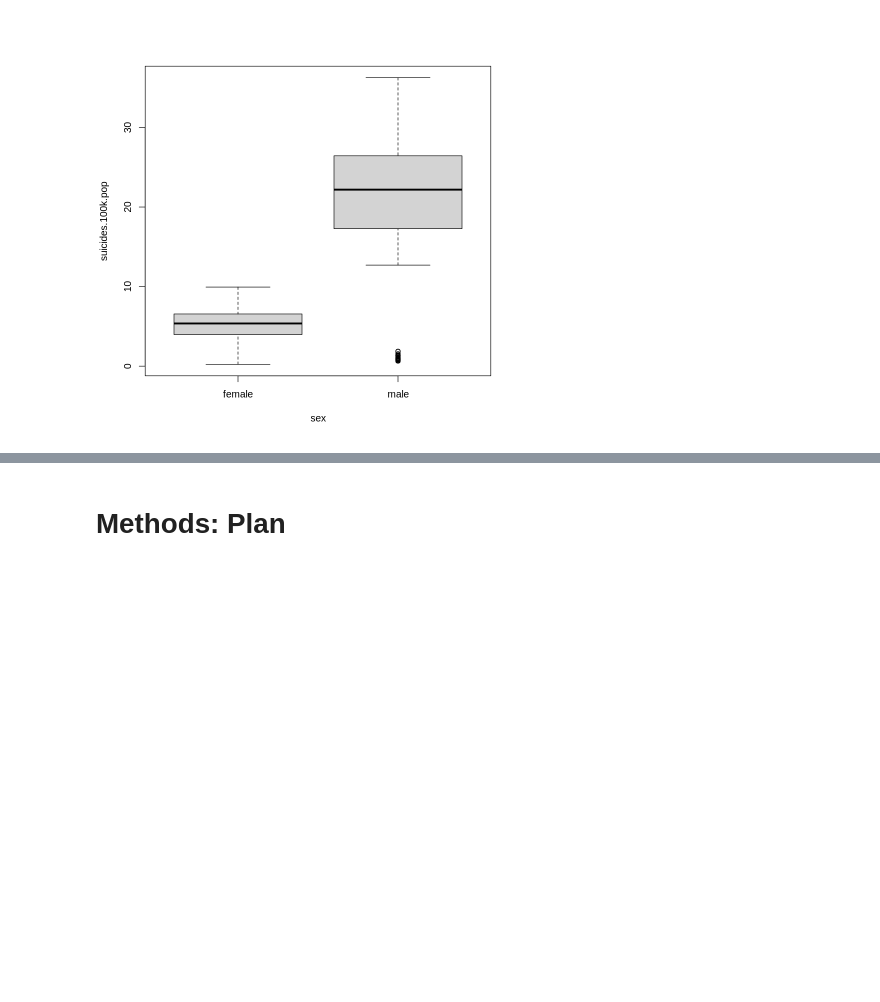
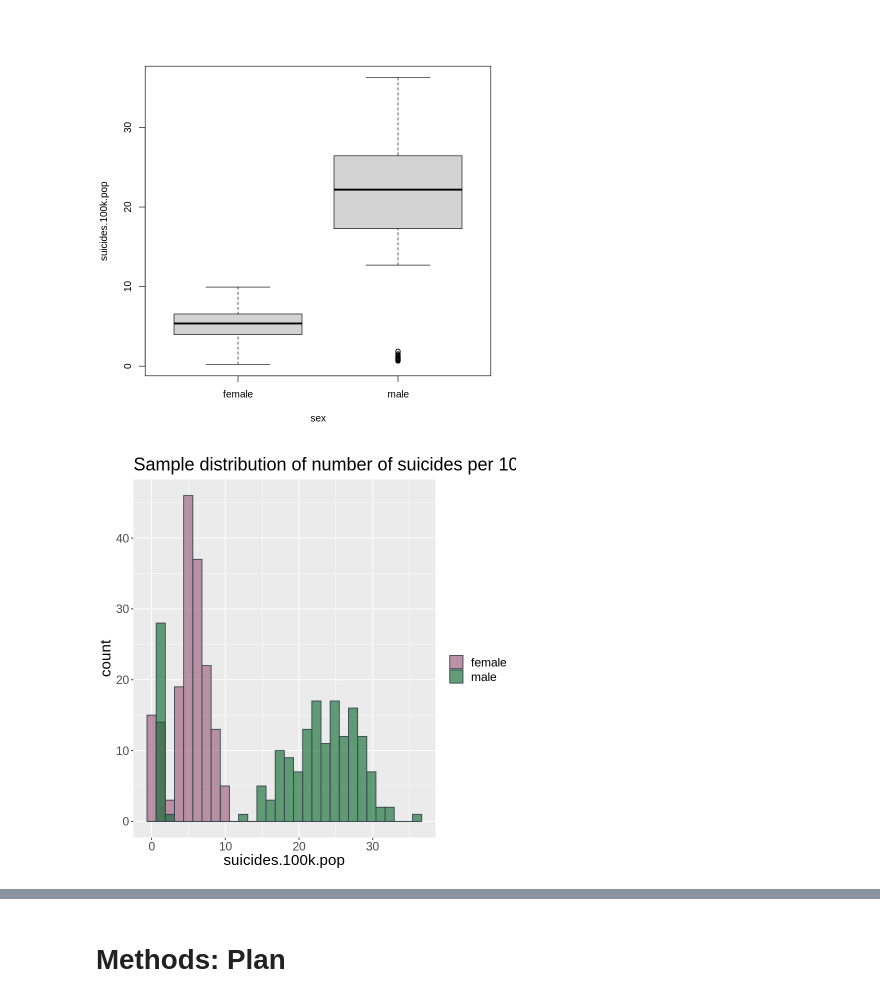
Before and after one commit to agoel25/stat_201_group_11, a Jupyter notebook: Proposal.ipynb, the cells around one changed output, grey strips where cells are left out. Cells and saved outputs as stored; diff of their text form; code cells hidden in the pictures; blank space fills up the shorter version.

```diff
--- a/Proposal.ipynb
+++ b/Proposal.ipynb
@@ -72,3 +64,14 @@ A grouped_df: 348 × 4
 boxplot(suicides.100k.pop ~ sex, data = suicide_sample)
 # %% [output]
 [figure]
+# %%
+histogram <- suicide_sample %>%
+    ggplot(aes(x = suicides.100k.pop, fill = sex)) +
+    geom_histogram(bins=30, color="#374652", alpha=0.6, position = 'identity') +
+    scale_fill_manual(values=c("#985473", "#036425")) +
+    ggtitle("Sample distribution of number of suicides per 100k population in Canada for 2 sex groups")+
+    labs(fill="") +
+    theme(text = element_text(size = 18))
+histogram
+# %% [output]
+[figure, added]
```
Also changed, not shown: parts of 11 cells of this notebook.
